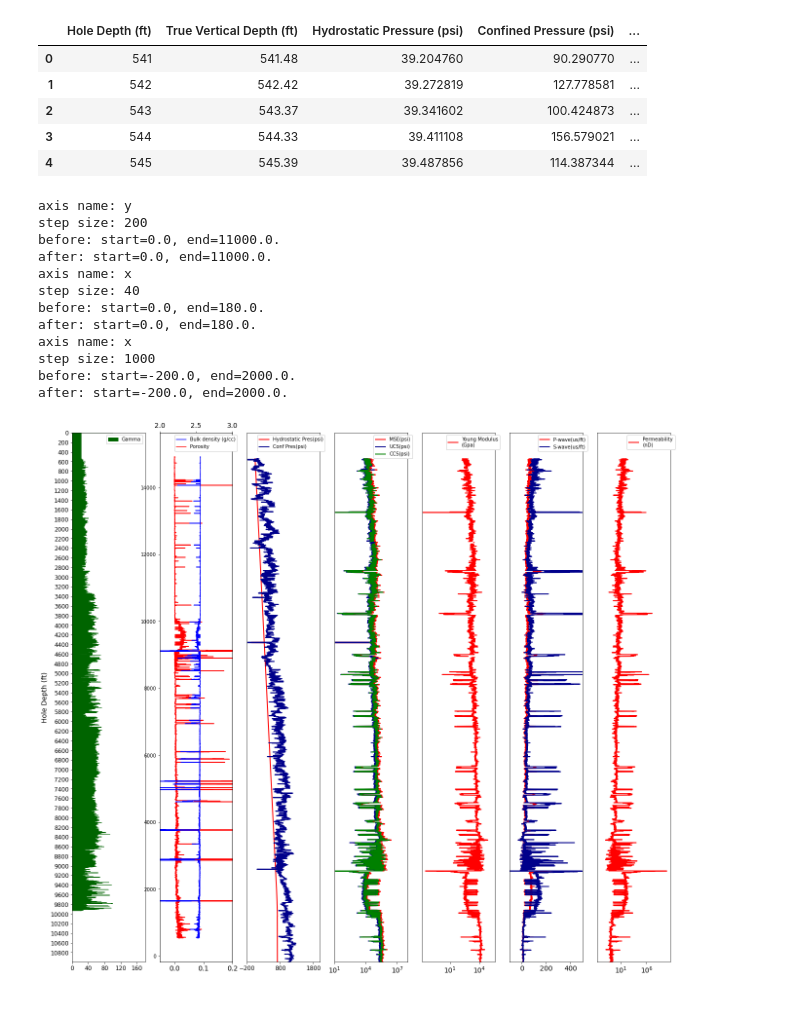
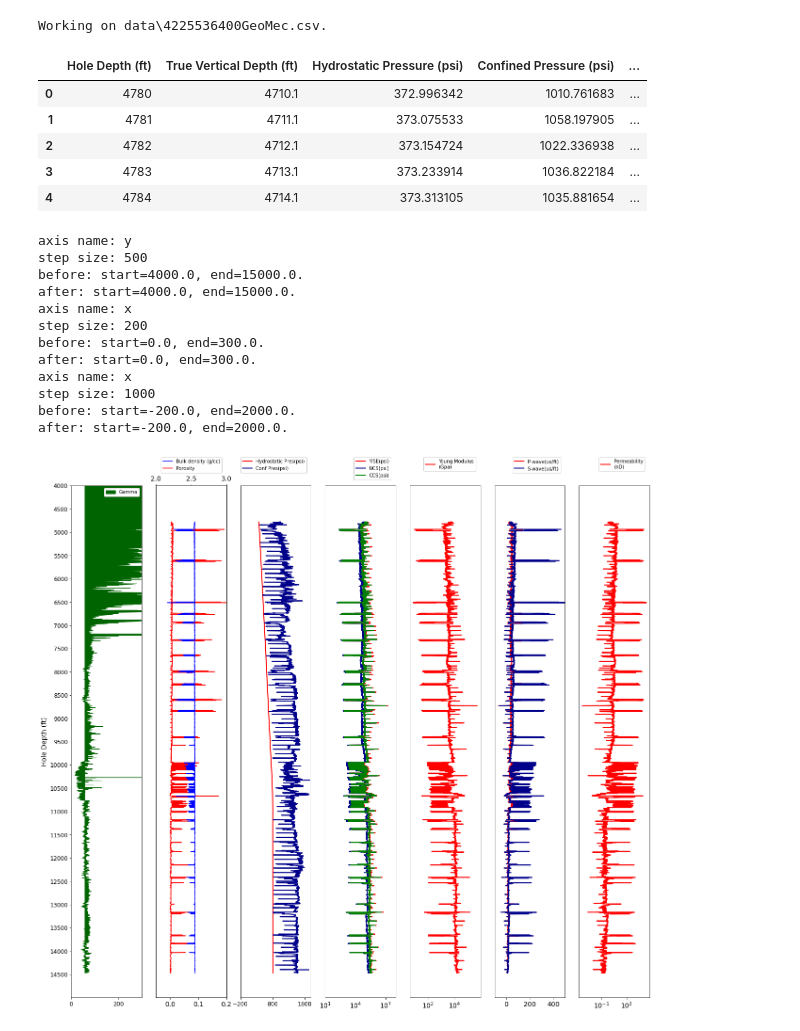
Before and after one commit to huytran187/LogVisualization, a Jupyter notebook: src.ipynb, the cells around one changed output. Drawn from its saved outputs; the diff is of its cells as text; code cells hidden in the pictures.

```diff
--- a/src.ipynb
+++ b/src.ipynb
@@ -9,21 +9,24 @@ import numpy as np
 from matplotlib.backends.backend_pdf import PdfPages
 # %%
 # dir to file to plot
-dataDir = os.path.join('data', '4214933506 Geraint 1H Combined Logs.csv')
+dataDir = os.path.join('data', '4225536400GeoMec.csv')
+print(f"Working on {dataDir}.")
+# %% [output]
+Working on data\4225536400GeoMec.csv.
 # %%
 logs_df = pd.read_csv(dataDir)
 logs_df.head()
 # %% [output]
 |  | Hole Depth (ft) | True Vertical Depth (ft) | Hydrostatic Pressure (psi) | Confined Pressure (psi) | ... |
-| 0 | 541 | 541.48 | 39.204760 | 90.290770 | ... |
-| 1 | 542 | 542.42 | 39.272819 | 127.778581 | ... |
-| 2 | 543 | 543.37 | 39.341602 | 100.424873 | ... |
-| 3 | 544 | 544.33 | 39.411108 | 156.579021 | ... |
-| 4 | 545 | 545.39 | 39.487856 | 114.387344 | ... |
+| 0 | 4780 | 4710.1 | 372.996342 | 1010.761683 | ... |
+| 1 | 4781 | 4711.1 | 373.075533 | 1058.197905 | ... |
+| 2 | 4782 | 4712.1 | 373.154724 | 1022.336938 | ... |
+| 3 | 4783 | 4713.1 | 373.233914 | 1036.822184 | ... |
+| 4 | 4784 | 4714.1 | 373.313105 | 1035.881654 | ... |
 # %%
 NUM_TRACKS = 7
-HOLE_DEPTH_STEP_SIZE = 200
-GAMMA_STEP_SIZE = 40
+HOLE_DEPTH_STEP_SIZE = 500
+GAMMA_STEP_SIZE = 200
 PRESSURE_STEP_SIZE = 1000
 X_LABELSIZE = 12
 Y_LABELSIZE = 12
@@ -34,8 +37,8 @@ X_LABEL_FONTSIZE = 14
 TITLE_FONTSIZE = 14
 XTICKS_FONTSIZE = 14
 LINEWIDTH = 2
-HOLEDEPTH_LIM = (0, 11000)
-BBOX_TO_ANCHOR = (0.3, 0.5, 0.8, 0.5)
+HOLEDEPTH_LIM = (4000, 15000)
+BBOX_TO_ANCHOR = (0.22, 0.56, 0.75, 0.5)
 
 
 #COLOR
@@ -76,12 +79,12 @@ fig = plt.figure(figsize=(22, 20))
 # GAMMA
 ax1 = fig.add_subplot(1, NUM_TRACKS, 1)
 track_name = 'Gamma'
-ax1.fill_between(logs_df['Gamma'], logs_df['Hole Depth (ft)'],
+ax1.fill_between(logs_df['Gamma (API)'], logs_df['Hole Depth (ft)'],
                 color=GAMMA_TRACK_COLOR,
                 label="Gamma")
 ax1.legend(framealpha=1.0)
 # limit of x
-ax1.set_xlim(0, 180)
+ax1.set_xlim(0, 300)
 #make sure y doesnt show negative
 ax1.set_ylim(HOLEDEPTH_LIM)
 # set constant step size for y and x
@@ -95,11 +98,14 @@ ax1.set_ylim(ax1.get_ylim()[::-1])
 # name of y
 ax1.set_ylabel('Hole Depth (ft)', fontsize=Y_LABEL_FONTSIZE)
 
+
 # porosity and density
 ax2 = fig.add_subplot(1, NUM_TRACKS, 2)
 ax2.plot(logs_df['Porosity (fraction)'], logs_df['Hole Depth (ft)'],
         color=POROSITY_COLOR)
 ax2.set_xlim((-0.05, 0.2))
+ax2.set_ylim(ax1.get_ylim())
+ax2.set_yticks([])
 # density
 ax2_1 = ax2.twiny()
 ax2_1.plot(logs_df['Bulk Density (g/cc)'], logs_df['Hole Depth (ft)'],
@@ -165,39 +171,39 @@ ax5.set_xscale('log')
 ax6 = fig.add_subplot(1, NUM_TRACKS, 6)
 ax6.plot(logs_df['Compressional wave (microsec/ft)'], logs_df['Hole Depth (ft)'],
         color=COM_WAVE_COLOR, linewidth=LINEWIDTH,
         label='P-wave(us/ft)')
 ax6.plot(logs_df['Shear wave (microsec/ft)'], logs_df['Hole Depth (ft)'],
         color=SHEAR_WAVE_COLOR, linewidth=LINEWIDTH,
         label='S-wave(us/ft)')
 ax6.legend(bbox_to_anchor=BBOX_TO_ANCHOR, framealpha=1.0)
 ax6.tick_params(axis='x', labelsize=X_LABEL_FONTSIZE)
 ax6.set_ylim(ax1.get_ylim())
 ax6.set_yticks([])
 ax6.set_xlim((-100, 500))
 
 ax7 = fig.add_subplot(1, NUM_TRACKS, 7)
 ax7.plot(logs_df['Permeability (nD)'], logs_df['Hole Depth (ft)'],
         color=PERM_COLOR, linewidth=LINEWIDTH,
         label='Permeability\n(nD)')
 ax7.legend(bbox_to_anchor=BBOX_TO_ANCHOR, framealpha=1.0)
 ax7.tick_params(axis='x', labelsize=X_LABEL_FONTSIZE)
 ax7.set_ylim(ax1.get_ylim())
 ax7.set_yticks([])
 ax7.set_xscale('log')
 plt.show()
 # %% [output]
 axis name: y
+step size: 500
+before: start=4000.0, end=15000.0.
+after: start=4000.0, end=15000.0.
+axis name: x
 step size: 200
-before: start=0.0, end=11000.0.
-after: start=0.0, end=11000.0.
-axis name: x
-step size: 40
-before: start=0.0, end=180.0.
-after: start=0.0, end=180.0.
+before: start=0.0, end=300.0.
+after: start=0.0, end=300.0.
 axis name: x
 step size: 1000
 before: start=-200.0, end=2000.0.
 after: start=-200.0, end=2000.0.
-[figure, old version]
+[figure, new version]
 # %%
 fig.savefig(os.path.join('figs', 'figure.pdf'))
```
Also changed, not shown: parts of 1 cell of this notebook, 6 other files.
